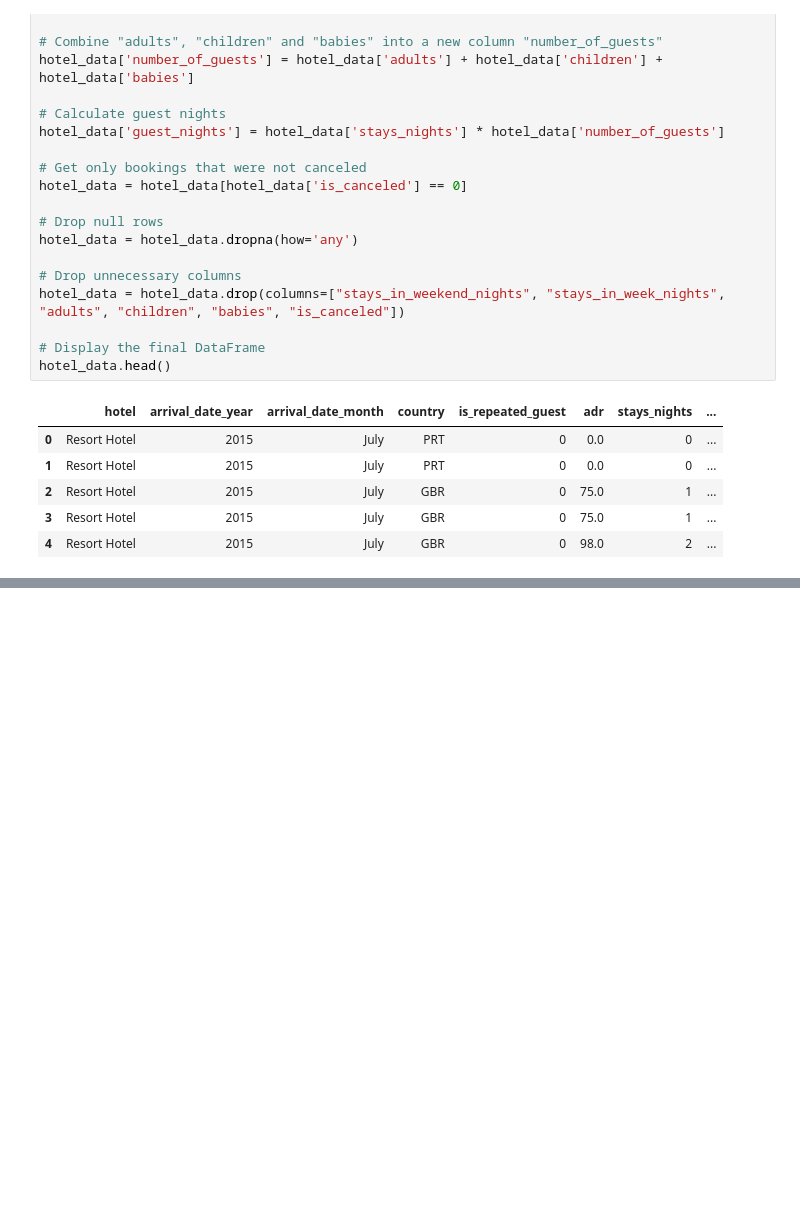
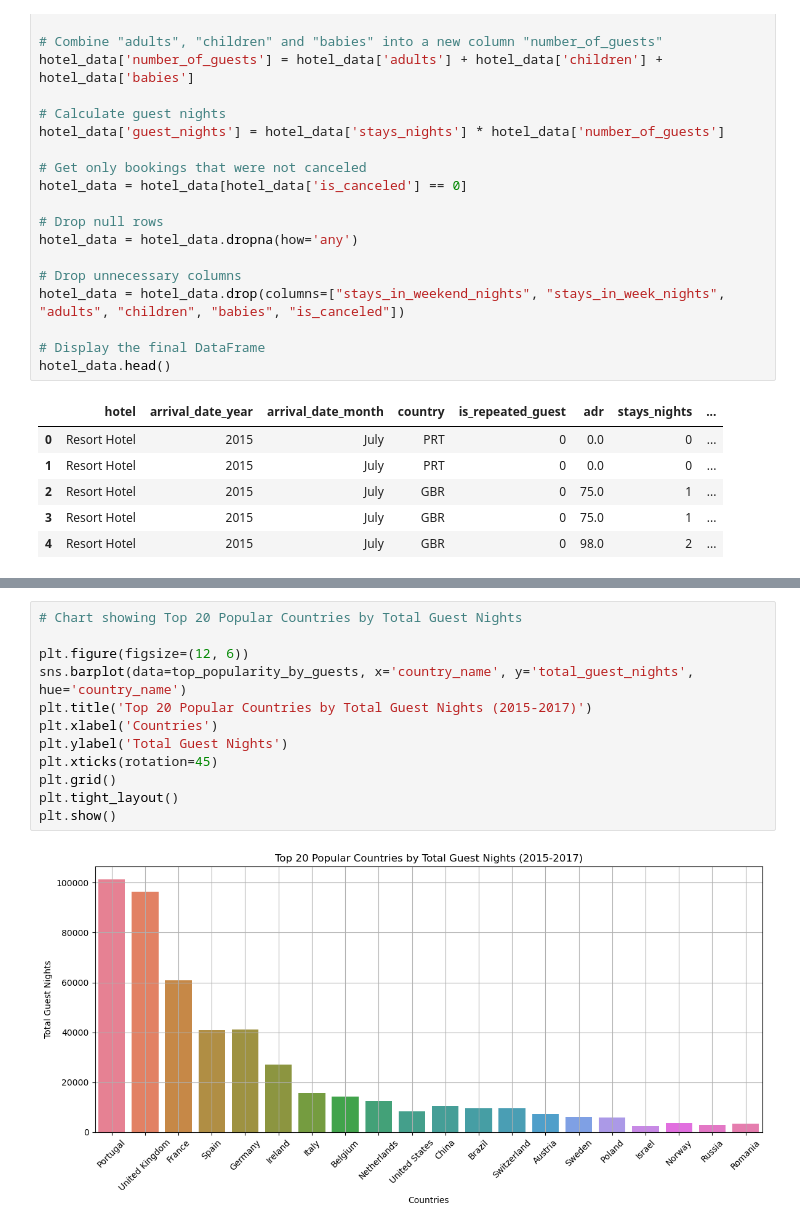
Before and after one commit to Kathyvng/Project1_Group6, a Jupyter notebook: 1_Data/Global_Tourism_Part1.ipynb, the cells around one changed output, grey strips where cells are left out. Cells and saved outputs as stored; diff of their text form; blank space fills up the shorter version.

```diff
--- a/1_Data/Global_Tourism_Part1.ipynb
+++ b/1_Data/Global_Tourism_Part1.ipynb
@@ -69,0 +410,14 @@ hotel_data.head()
+# %%
+# Chart showing Top 20 Popular Countries by Total Guest Nights
+
+plt.figure(figsize=(12, 6))
+sns.barplot(data=top_popularity_by_guests, x='country_name', y='total_guest_nights', hue='country_name')
+plt.title('Top 20 Popular Countries by Total Guest Nights (2015-2017)')
+plt.xlabel('Countries')
+plt.ylabel('Total Guest Nights')
+plt.xticks(rotation=45)
+plt.grid()
+plt.tight_layout()
+plt.show()
+# %% [output]
+[figure, added]
```
Also changed, not shown: parts of 23 cells of this notebook.
